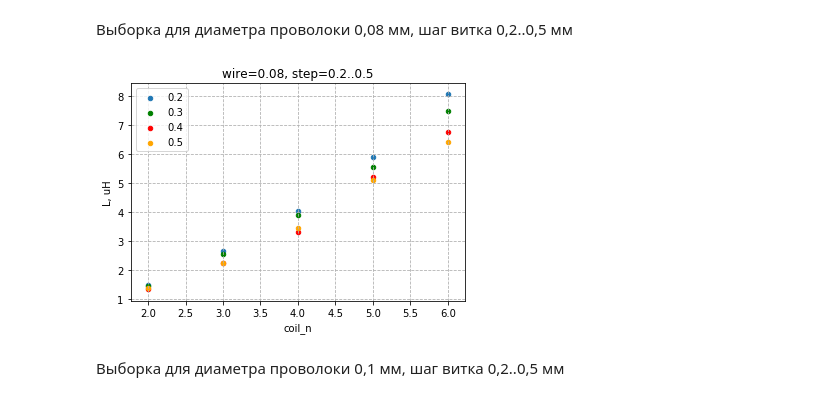
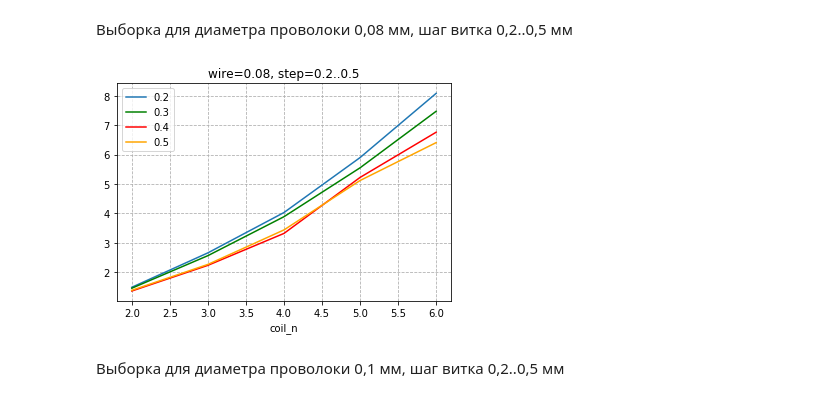
Before and after one commit to igrekus/coil-report, a Jupyter notebook: coil-report.ipynb, the cells around one changed output. Cells and saved outputs as stored; diff of their text form; code cells hidden in the pictures.

```diff
--- a/coil-report.ipynb
+++ b/coil-report.ipynb
@@ -14,26 +14,26 @@ rects = df.loc[(df['file'].isin(rows))]
 # %%
 wire_dia = 0.08
 rects008 = rects.loc[(rects['wire_dia (mm)'] == wire_dia)]
 
 step = 0.2
 rects008_step_02 = rects008.loc[(rects['step (mm)'] == step)][['coil_n', 'L, uH']]
-ax = rects008_step_02.plot.scatter(x='coil_n', y='L, uH', title=f'wire={wire_dia}, step=0.2..0.5', label=step)
+ax = rects008_step_02.plot(x='coil_n', y='L, uH', title=f'wire={wire_dia}, step=0.2..0.5', label=step)
 
 step = 0.3
 rects08_step_03 = rects008.loc[(rects['step (mm)'] == step)][['coil_n', 'L, uH']]
-rects08_step_03.plot.scatter(x='coil_n', y='L, uH', ax=ax, label=step, color='green')
+rects08_step_03.plot(x='coil_n', y='L, uH', ax=ax, label=step, color='green')
 
 step = 0.4
 rects08_step_04 = rects008.loc[(rects['step (mm)'] == step)][['coil_n', 'L, uH']]
-rects08_step_04.plot.scatter(x='coil_n', y='L, uH', ax=ax, label=step, color='red')
+rects08_step_04.plot(x='coil_n', y='L, uH', ax=ax, label=step, color='red')
 
 step = 0.5
 rects08_step_05 = rects008.loc[(rects['step (mm)'] == step)][['coil_n', 'L, uH']]
-rects08_step_05.plot.scatter(x='coil_n', y='L, uH', ax=ax, label=step, color='orange')
+rects08_step_05.plot(x='coil_n', y='L, uH', ax=ax, label=step, color='orange')
 
 ax.grid(linestyle='--')
 # %% [output]
-[figure, old version]
+[figure, new version]
 # %% [markdown]
 Выборка для диаметра проволоки 0,1 мм, шаг витка 0,2..0,5 мм
 # %%
```
Also changed, not shown: parts of 3 cells of this notebook.
